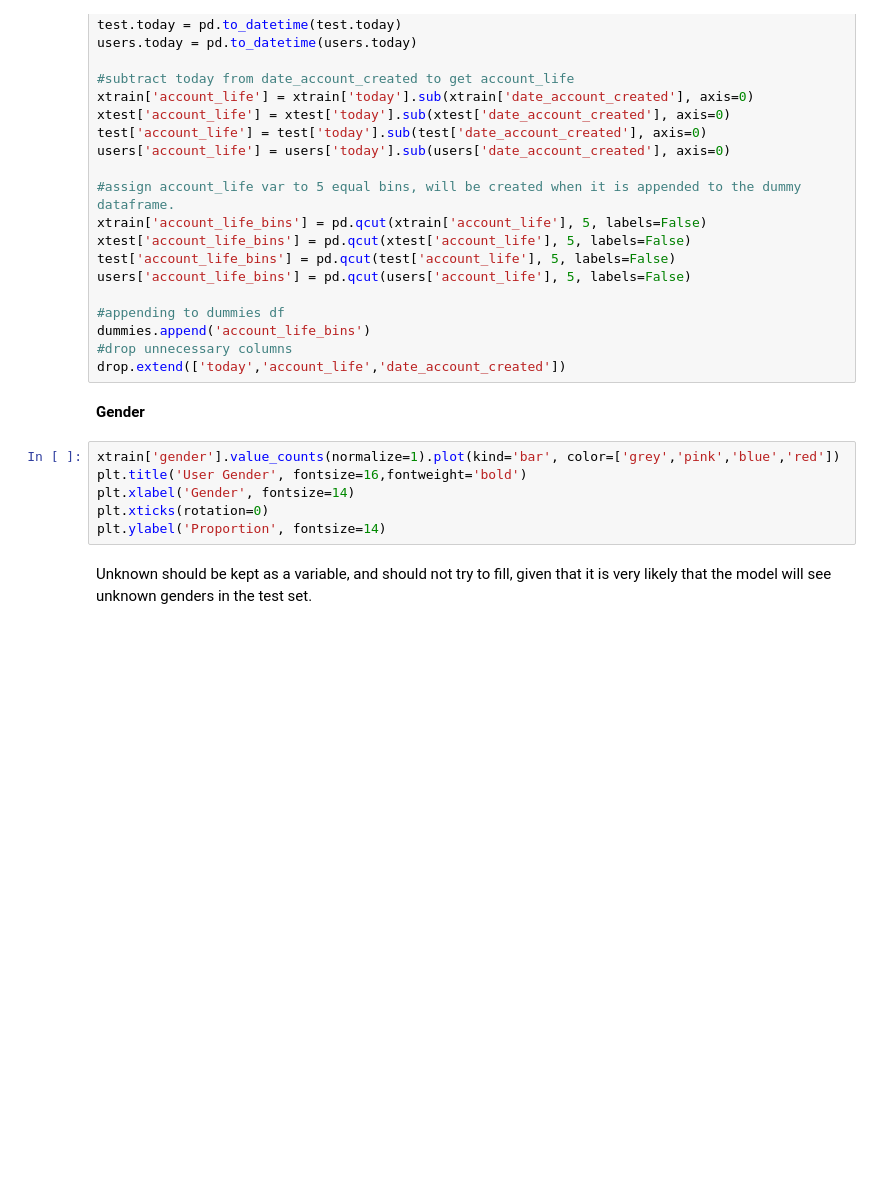
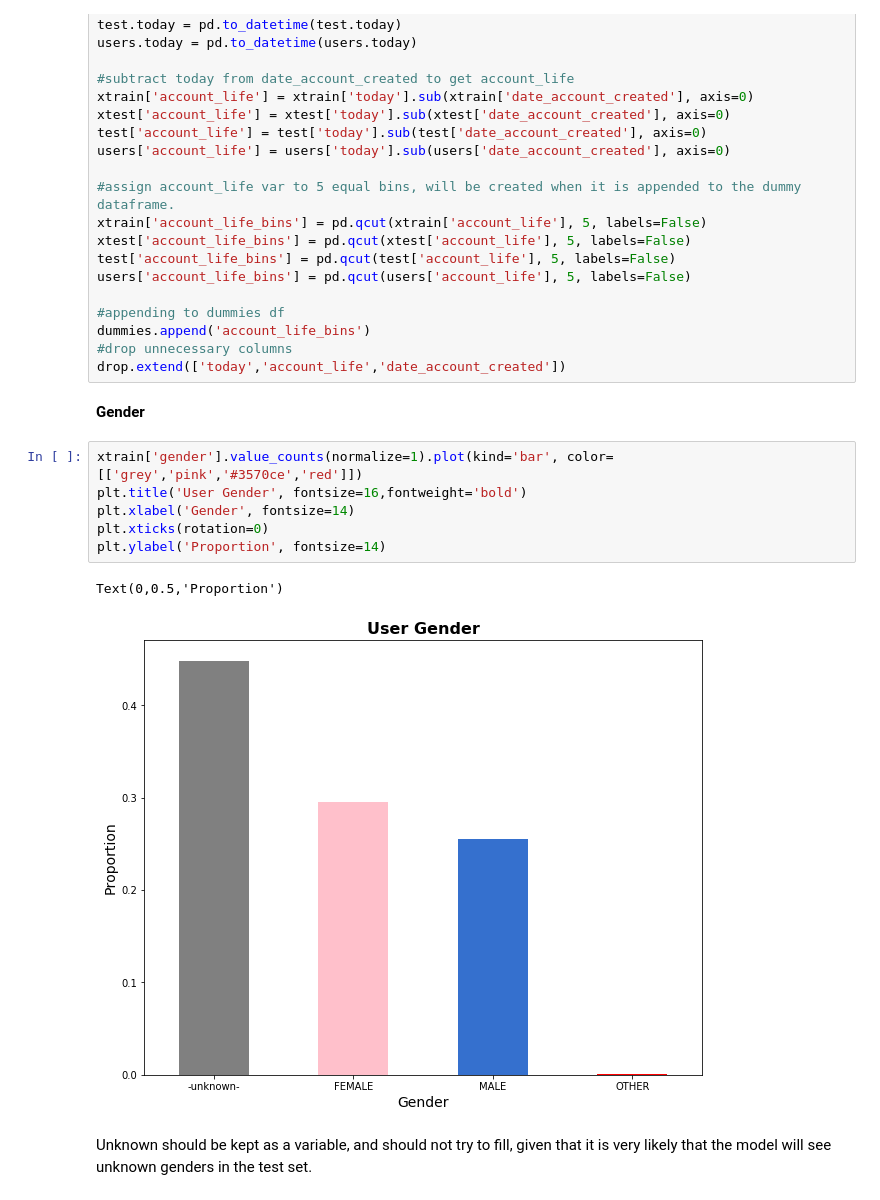
Before and after one commit to broad32/Project, a Jupyter notebook: Project.ipynb, the cells around one changed output. Drawn from its saved outputs; the diff is of its cells as text; blank space fills up the shorter version.

```diff
--- a/Project.ipynb
+++ b/Project.ipynb
@@ -215,11 +215,14 @@ drop.extend(['today','account_life','date_account_created'])
 # %% [markdown]
 **Gender**
 # %%
-xtrain['gender'].value_counts(normalize=1).plot(kind='bar', color=['grey','pink','blue','red'])
+xtrain['gender'].value_counts(normalize=1).plot(kind='bar', color=[['grey','pink','#3570ce','red']])
 plt.title('User Gender', fontsize=16,fontweight='bold')
 plt.xlabel('Gender', fontsize=14)
 plt.xticks(rotation=0)
 plt.ylabel('Proportion', fontsize=14)
+# %% [output]
+Text(0,0.5,'Proportion')
+[figure, added]
 # %% [markdown]
 Unknown should be kept as a variable, and should not try to fill, given that it is very likely that the model will see unknown genders in the test set.
 # %%
```
Also changed, not shown: parts of 28 cells of this notebook.
